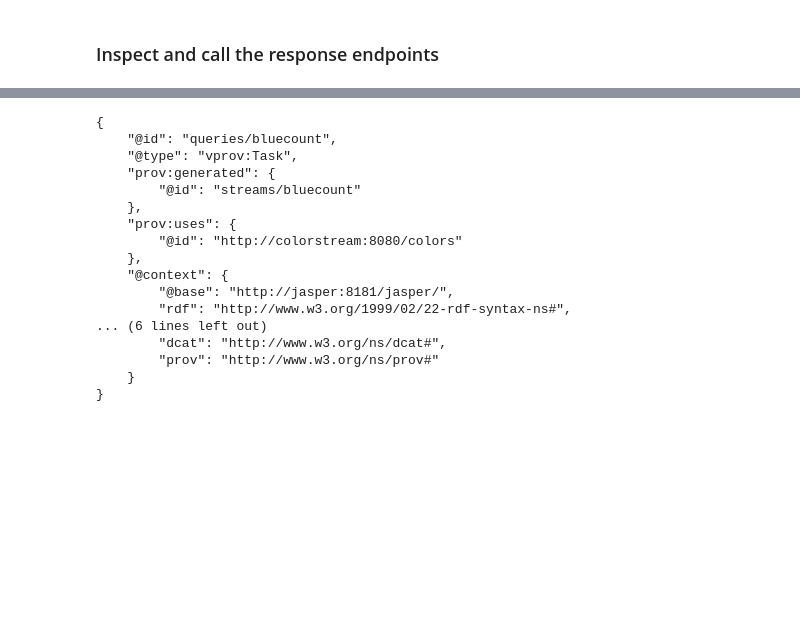
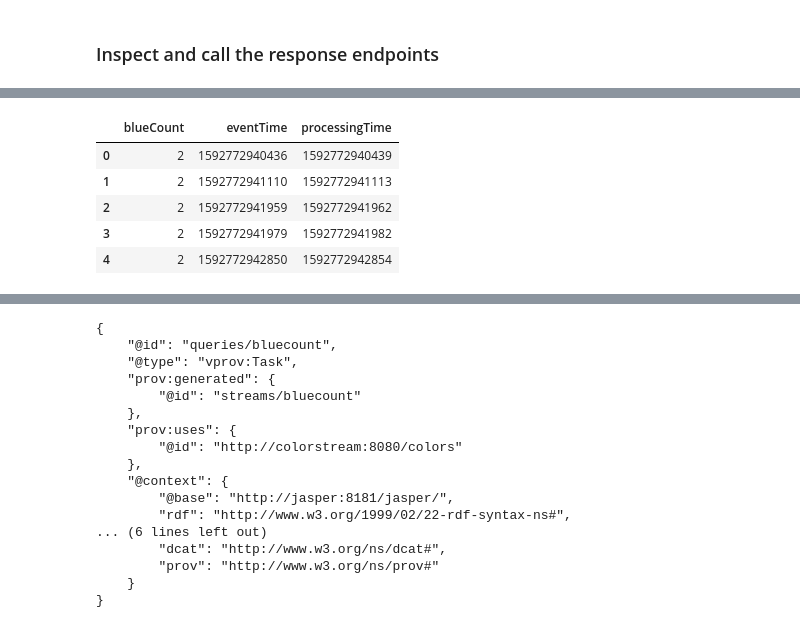
Before and after one commit to riccardotommasini/colorwave, a Jupyter notebook: notebook/lectures/Exercise 1 - Counting Blue Occurrences.ipynb, the cells around one changed output, grey strips where cells are left out. Drawn from its saved outputs; the diff is of its cells as text; code cells hidden in the pictures; blank space fills up the shorter version.

```diff
--- a/notebook/lectures/Exercise 1 - Counting Blue Occurrences.ipynb
+++ b/notebook/lectures/Exercise 1 - Counting Blue Occurrences.ipynb
@@ -87,6 +87,14 @@ output
 ]
 # %%
 output_df = output.flatten().dataframe()
+output_df
+# %% [output]
+|  | blueCount | eventTime | processingTime |
+| 0 | 2 | 1592772940436 | 1592772940439 |
+| 1 | 2 | 1592772941110 | 1592772941113 |
+| 2 | 2 | 1592772941959 | 1592772941962 |
+| 3 | 2 | 1592772941979 | 1592772941982 |
+| 4 | 2 | 1592772942850 | 1592772942854 |
 # %%
 %matplotlib inline
 output_df.plot(kind='bar');
```
Also changed, not shown: parts of 5 cells of this notebook, 32 other files.
